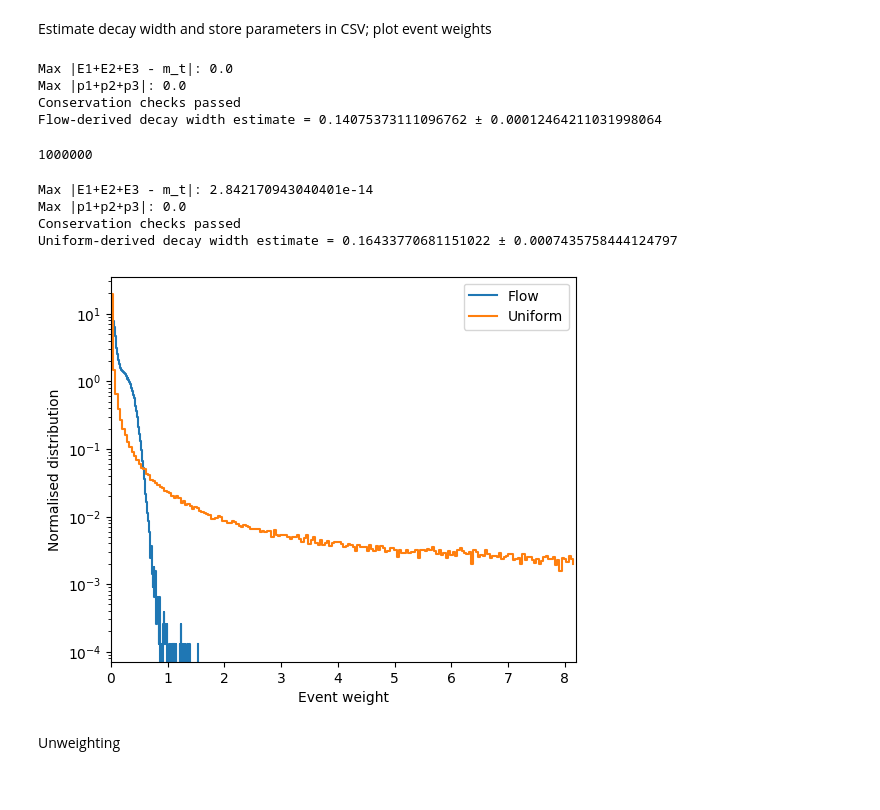
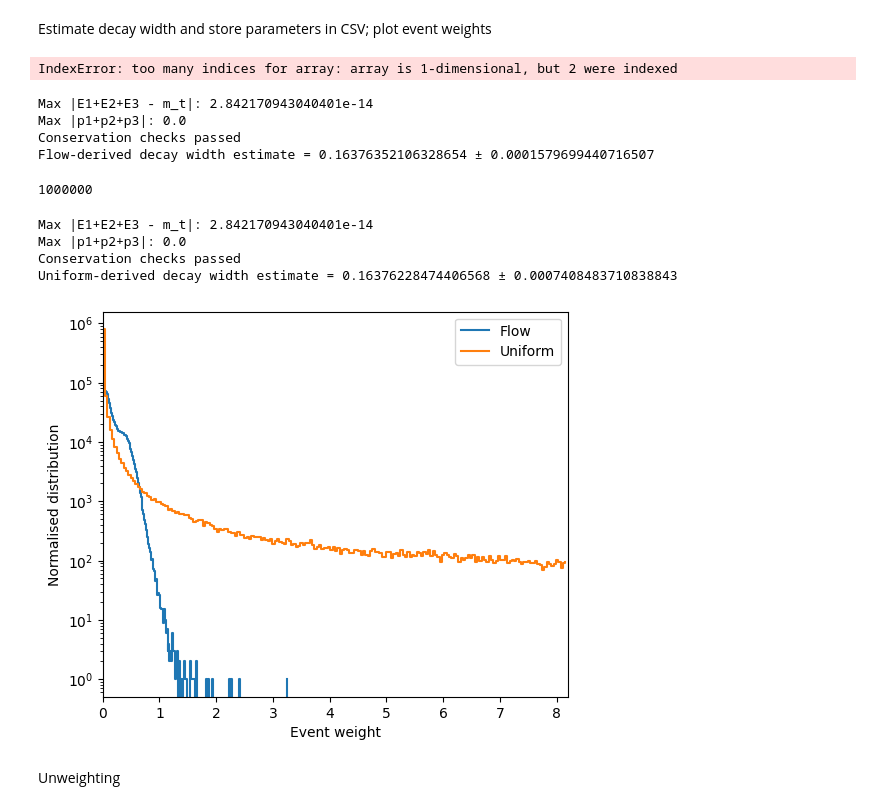
Before and after one commit to alracey/level4-project, a Jupyter notebook: decay_flow.ipynb, the cells around one changed output. Cells and saved outputs as stored; diff of their text form; code cells hidden in the pictures.

Commit message:
Experimental diagnostics, VEGAS, unweighting

```diff
--- a/decay_flow.ipynb
+++ b/decay_flow.ipynb
@@ -149,6 +731,7 @@ def flow_decay_width_estimator(flow, B_total, chunk_size):
         element.check_conservation(P1t, P2t, P3t, m_t, tol=1e-10)
         del Y_test, X_test, P1t, P2t, P3t
 
+        events_all =[]
         weights_all = []
 
         for i in range(0, B_total, chunk_size):
@@ -158,16 +741,20 @@ def flow_decay_width_estimator(flow, B_total, chunk_size):
             X, jac_dets = flow.inverse(Y)
 
             (P, P1, P2, P3), jac_map = element.hypercube_to_momenta(X, m_t)
+
             me2_vals = element.batch_element_eval(P, P1, P2, P3, device='cpu', dtype=torch.float64)
 
             weights = prefactor * me2_vals * jac_dets * jac_map
-            weights_all.append(weights.detach())
+            events = torch.stack((P, P1, P2, P3), dim=1)        #shape (b, 4, 4)
+
+            events_all.append(events.detach().clone())
+            weights_all.append(weights.detach().clone())
 
             sum_w += weights.sum()
             sum_w2 += (weights * weights).sum()
             n_total += b
 
-            del Y, X, jac_dets, P, P1, P2, P3, jac_map, me2_vals, weights
+            del Y, X, jac_dets, P, P1, P2, P3, jac_map, me2_vals, events, weights
 
             if (i // chunk_size) % 10 == 0:
                 gc.collect()
@@ -175,9 +762,11 @@ def flow_decay_width_estimator(flow, B_total, chunk_size):
     mean = sum_w / n_total
     var = (sum_w2 / n_total) - mean**2
     stderr = torch.sqrt(var / n_total)
-    weights_all = torch.cat(weights_all)
 
-    return mean, stderr, weights_all
+    events_all = torch.cat(events_all, dim=0)        #shape (N, 4, 4)
+    weights_all = torch.cat(weights_all)             #shape (N,)
+
+    return mean, stderr, events_all, weights_all
 # %%
 def uniform_decay_width_estimator(B_total, chunk_size):
 
@@ -188,11 +777,12 @@ def uniform_decay_width_estimator(B_total, chunk_size):
     n_total = 0
 
     # optional one-off diagnostic check
-    Y_test = torch.rand((1000, 5), device='cpu', dtype=torch.float64)
-    X_test, _ = flow.inverse(Y_test)
+    X_test = torch.rand((1000, 5), device='cpu', dtype=torch.float64)
     (_, P1t, P2t, P3t), _ = element.hypercube_to_momenta(X_test, m_t)
     element.check_conservation(P1t, P2t, P3t, m_t, tol=1e-10)
-    del Y_test, X_test, P1t, P2t, P3t
+    del X_test, P1t, P2t, P3t
+
+    events_all = []
     weights_all = []
 
     for i in range(0, B_total, chunk_size):
@@ -201,16 +791,20 @@ def uniform_decay_width_estimator(B_total, chunk_size):
         X = torch.rand((b, 5), device='cpu', dtype=torch.float64)
 
         (P, P1, P2, P3), jac_map = element.hypercube_to_momenta(X, m_t)
+
         me2_vals = element.batch_element_eval(P, P1, P2, P3, device='cpu', dtype=torch.float64)
 
+        events = torch.stack((P, P1, P2, P3), dim=1)
+
         weights = prefactor * me2_vals * jac_map
-        weights_all.append(weights)
+        events_all.append(events.detach().clone())
+        weights_all.append(weights.detach().clone())
 
         sum_w += weights.sum()
         sum_w2 += (weights * weights).sum()
         n_total += b
 
-        del X, P, P1, P2, P3, jac_map, me2_vals, weights
+        del X, P, P1, P2, P3, jac_map, me2_vals, events, weights
 
         if (i // chunk_size) % 10 == 0:
             gc.collect()
@@ -218,30 +812,55 @@ def uniform_decay_width_estimator(B_total, chunk_size):
     mean = sum_w / n_total
     var = (sum_w2 / n_total) - mean**2
     stderr = torch.sqrt(var / n_total)
+
+    events_all = torch.cat(events_all, dim=0)
     weights_all = torch.cat(weights_all)
 
-    return mean, stderr, weights_all
+    return mean, stderr, events_all, weights_all
+# %%
+def vegas_integrand(X):
+
+    '''X is one point in [0,1]^5'''
+    m_t=173
+    (P, P1, P2, P3), jac_map = element.hypercube_to_momenta(X, m_t)
+    p = [
+        P,
+        P1,
+        P2,
+        P3
+    ]
+
+    me2 = get_matrix_element(p)
+    prefactor = 1 / ((2*torch.pi)**5 * 16 * m_t)
+
+    return prefactor * me2 * jac_map
+
+integ = vegas.Integrator(5 * [[0.0, 1.0]])
+
+result = integ(vegas_integrand, nitn=10, neval=1000)
+# %% [output]
+IndexError: too many indices for array: array is 1-dimensional, but 2 were indexed
 # %%
-mean, stderr, weights = flow_decay_width_estimator(flow, B_total=1000000, chunk_size=100000)
+mean, stderr, events, weights = flow_decay_width_estimator(flow, B_total=1000000, chunk_size=100000)
 
 print(f"Flow-derived decay width estimate = {mean} ± {stderr}")
 # %% [output]
-Max |E1+E2+E3 - m_t|: 0.0
+Max |E1+E2+E3 - m_t|: 2.842170943040401e-14
 Max |p1+p2+p3|: 0.0
 Conservation checks passed
-Flow-derived decay width estimate = 0.14075373111096762 ± 0.00012464211031998064
+Flow-derived decay width estimate = 0.16376352106328654 ± 0.0001579699440716507
 # %%
 print(len(weights))
 # %% [output]
 1000000
 # %%
-mean_u, stderr_u, weights_u = uniform_decay_width_estimator(B_total=1000000, chunk_size=100000)
+mean_u, stderr_u, events_u, weights_u = uniform_decay_width_estimator(B_total=1000000, chunk_size=100000)
 print(f"Uniform-derived decay width estimate = {mean_u} ± {stderr_u}")
 # %% [output]
 Max |E1+E2+E3 - m_t|: 2.842170943040401e-14
 Max |p1+p2+p3|: 0.0
 Conservation checks passed
-Uniform-derived decay width estimate = 0.16433770681151022 ± 0.0007435758444124797
+Uniform-derived decay width estimate = 0.16376228474406568 ± 0.0007408483710838843
 # %%
 import pandas as pd
 import os
@@ -284,27 +903,27 @@ save_decay_result_pandas(
 # %%
 #histogram of weights
 bins = 200
 
-counts, bin_edges = np.histogram(weights, bins=bins, density=True)  #get histogram(s)
-counts_u, bin_edges_u = np.histogram(weights_u, bins=bins, density=True)
+counts, bin_edges = np.histogram(weights, bins=bins, density=False)  #get histogram(s)
+counts_u, bin_edges_u = np.histogram(weights_u, bins=bins, density=False)
 
 plt.figure(figsize=(6,5))                                           #plot using step style bin edges
 
 plt.step(bin_edges[:-1], counts, where='post', label='Flow')
 plt.step(bin_edges_u[:-1], counts_u, where='post', label='Uniform')
 
 
 plt.xlabel("Event weight")
 plt.ylabel("Normalised distribution")
 plt.yscale('log')
 
 plt.xlim(0, bin_edges_u[-1])
-#plt.xlim(0, 3)
+#plt.xlim(0, 1)
 plt.legend()
 
 plt.show()
 # %% [output]
-[figure, old version]
+[figure, new version]
 # %% [markdown]
 Unweighting
 # %%
```
Also changed, not shown: parts of 41 cells of this notebook, 8 other files.
